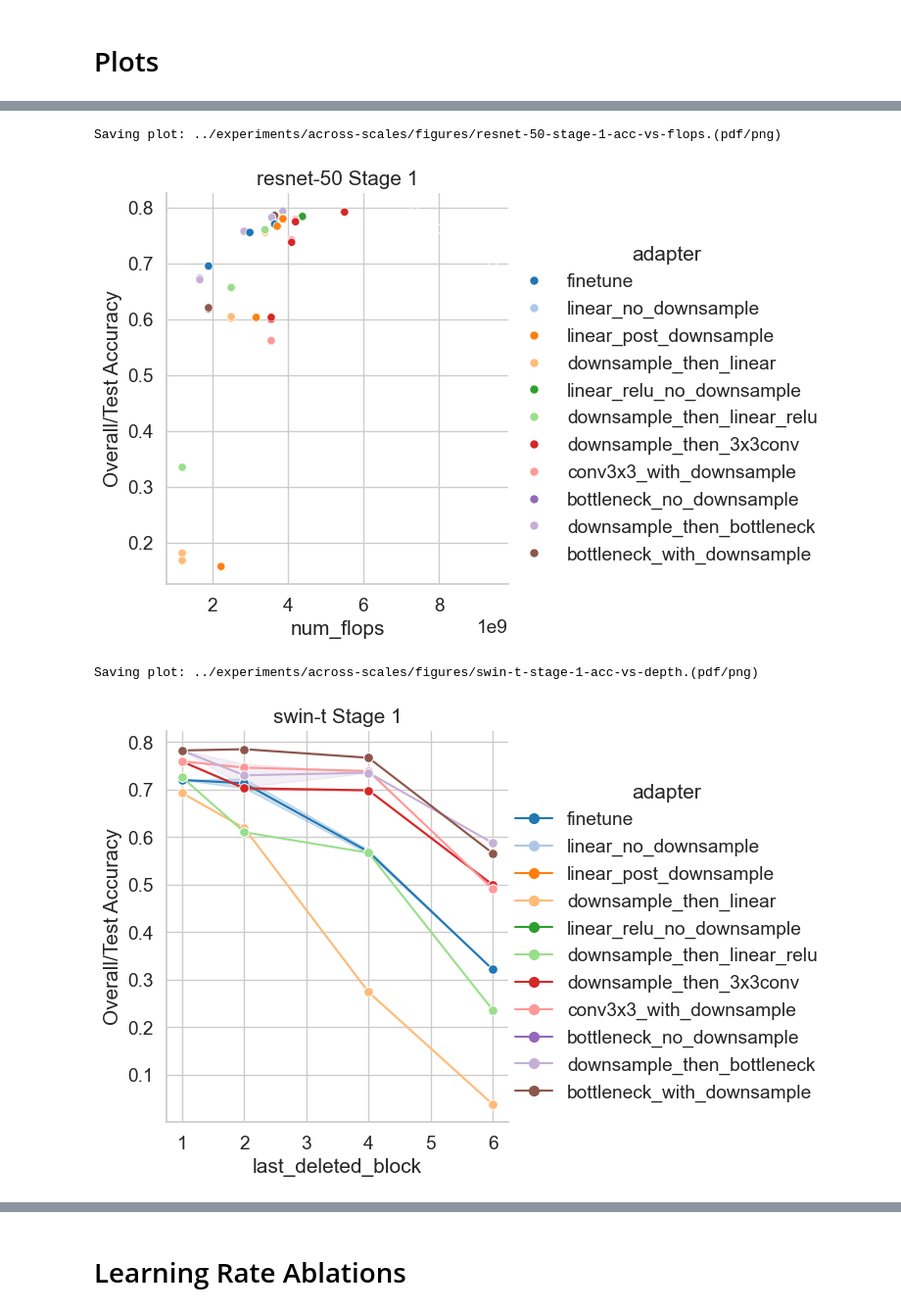
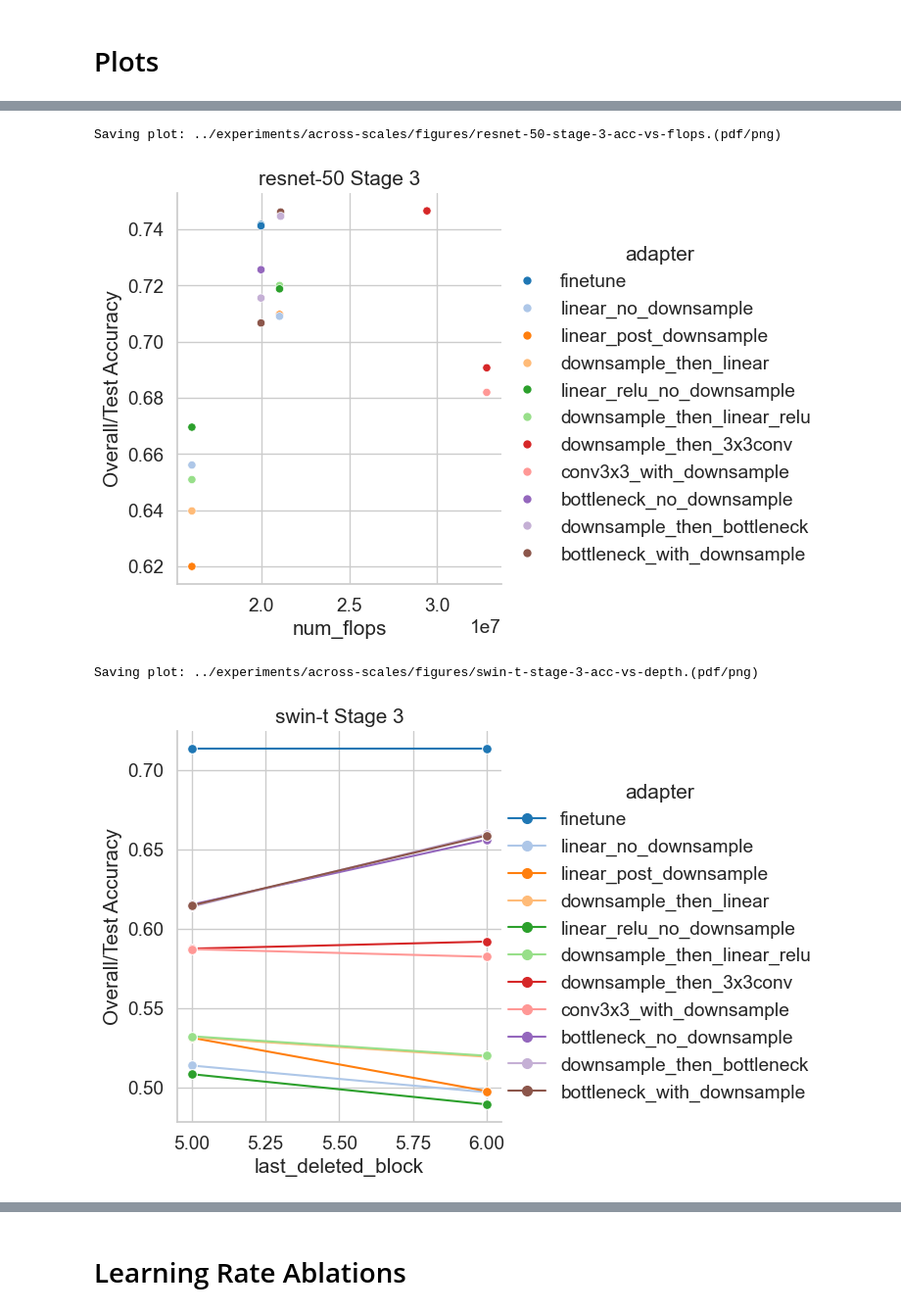
Before and after one commit to uvm-neurobotics-lab/stitching, a Jupyter notebook: src/across-scales.ipynb, the cells around one changed output, grey strips where cells are left out. Shown at 98% size. Cells and saved outputs as stored; diff of their text form; code cells hidden in the pictures.

Commit message:
Many notebook updates, including using best of all LRs.

```diff
--- a/src/across-scales.ipynb
+++ b/src/across-scales.ipynb
@@ -218,8 +242,12 @@ def savefig(figname):
     plt.savefig(save_dir / (figname + ".png"))
 
 
-def plot_accuracy(final_acc_df, start_block=1, arch_choice=None, adapter_choice=None, name=None, save=True, **kwargs):
+def plot_accuracy(final_acc_df, start_block=1, arch_choice=None, arch_col="arch", adapter_choice=None,
+                  adapter_col="adapter", name=None, save=True, **kwargs):
+    # Plots always focus on just one source stage.
     final_acc_df = final_acc_df.loc[final_acc_df.index.get_level_values("first_deleted_block") == start_block]
+
+    # Interpret the choice parameters.
     if not arch_choice:
         arch_choice = DFLT_ARCHS
     elif isinstance(arch_choice, str):
@@ -229,33 +257,34 @@ def plot_accuracy(final_acc_df, start_block=1, arch_choice=None, adapter_choice=
     elif isinstance(adapter_choice, str):
         adapter_choice = [adapter_choice]
 
-    # Either filter down to one value, or tell Seaborn to plot them as hue/style.
+    # Either filter down to one choice value, or tell Seaborn to plot them as hue/style.
     title = []
     if name:
         title.append(name)
     if len(arch_choice) == 1:
-        final_acc_df = final_acc_df.loc[final_acc_df.index.get_level_values("arch") == arch_choice[0]]
+        final_acc_df = final_acc_df.loc[final_acc_df.index.get_level_values(arch_col) == arch_choice[0]]
         title.append(arch_choice[0])
-    elif "arch" in final_acc_df.index.names:
-        kwargs.setdefault("style", "arch")
+    elif arch_col in final_acc_df.index.names:
+        kwargs.setdefault("style", arch_col)
         kwargs.setdefault("style_order", arch_choice)
     title.append(STAGE_NAMES[start_block])
     if len(adapter_choice) == 1:
-        final_acc_df = final_acc_df.loc[final_acc_df.index.get_level_values("adapter") == adapter_choice[0]]
+        final_acc_df = final_acc_df.loc[final_acc_df.index.get_level_values(adapter_col) == adapter_choice[0]]
         title.append(adapter_choice[0])
-    elif "adapter" in final_acc_df.index.names:
-        kwargs.setdefault("hue", "adapter")
+    elif adapter_col in final_acc_df.index.names:
+        kwargs.setdefault("hue", adapter_col)
         kwargs.setdefault("hue_order", adapter_choice)
     title = " ".join(title)
 
     # Automatically prefer these palettes for a certain number of hue categories.
-    huecol = (final_acc_df.index.get_level_values(kwargs["hue"]) if kwargs["hue"] in final_acc_df.index.names
-              else final_acc_df[kwargs["hue"]])
-    num_hues = max(len(huecol.unique()), len(kwargs.get("hue_order", 0)))
-    if num_hues > 20:
-        kwargs.setdefault("palette", "magma")
-    elif num_hues > 10:
-        kwargs.setdefault("palette", "tab20")
+    if "hue" in kwargs:
+        huecol = (final_acc_df.index.get_level_values(kwargs["hue"]) if kwargs["hue"] in final_acc_df.index.names
+                  else final_acc_df[kwargs["hue"]])
+        num_hues = max(len(huecol.unique()), len(kwargs.get("hue_order", 0)))
+        if num_hues > 20:
+            kwargs.setdefault("palette", "magma")
+        elif num_hues > 10:
+            kwargs.setdefault("palette", "tab20")
 
     # Try to intelligently select which kind based on the x-axis type.
     if "x" not in kwargs:
@@ -280,8 +309,10 @@ def plot_accuracy(final_acc_df, start_block=1, arch_choice=None, adapter_choice=
         kwargs.setdefault("errorbar", "sd")
     kwargs.setdefault("facet_kws", {}).setdefault("legend_out", True)
 
+    # Finally... plot!
     ax = sns.relplot(final_acc_df, y="Overall/Test Accuracy", **kwargs).ax
     ax.set_title(title)
+    # And optionally save.
     if save:
         savefig(f"{title.replace(' ', '-')}-acc-vs-{xvar}".lower())
         return ax
@@ -302,5 +333,5 @@ def plot_accuracy_vs_flops(final_acc_df, **kwargs):
         return None
     return plot_accuracy(final_acc_df, x="num_flops", **kwargs)
 # %%
-current_src_stage = STAGES["Stage 1"]
+current_src_stage = STAGES["Stage 3"]
 # %%
@@ -316,11 +347,11 @@ Saving plot: ../experiments/across-scales/figures/resnet-50-stage-1-acc-vs-size.
 # %%
-_ = plot_accuracy_vs_flops(final_df, start_block=current_src_stage, arch_choice="resnet-50")
+_ = plot_accuracy_vs_flops(best_of_lrs, start_block=current_src_stage, arch_choice="resnet-50")
 # %% [output]
-Saving plot: ../experiments/across-scales/figures/resnet-50-stage-1-acc-vs-flops.(pdf/png)
+Saving plot: ../experiments/across-scales/figures/resnet-50-stage-3-acc-vs-flops.(pdf/png)
-[figure, old version]
+[figure, new version]
 # %%
-_ = plot_accuracy_vs_depth(final_df, start_block=current_src_stage, arch_choice="swin-t")
+_ = plot_accuracy_vs_depth(best_of_lrs, start_block=current_src_stage, arch_choice="swin-t")
 # %% [output]
-Saving plot: ../experiments/across-scales/figures/swin-t-stage-1-acc-vs-depth.(pdf/png)
+Saving plot: ../experiments/across-scales/figures/swin-t-stage-3-acc-vs-depth.(pdf/png)
-[figure, old version]
+[figure, new version]
 # %%
```
Also changed, not shown: parts of 29 cells of this notebook.
